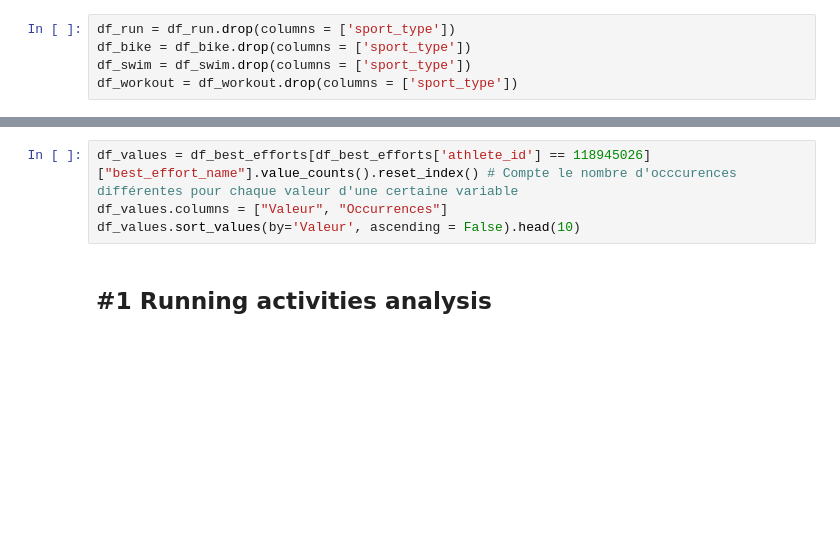
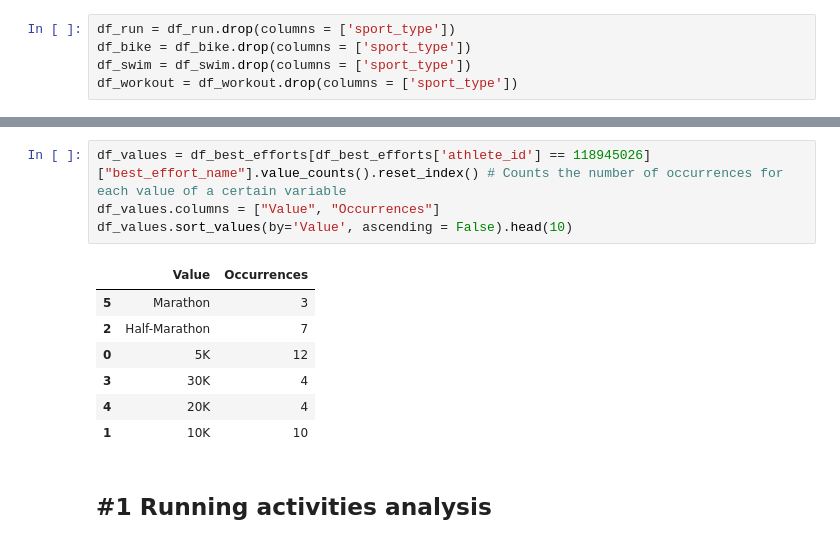
Before and after one commit to MathisGH/testAppStrava, a Jupyter notebook: notebooks/notebook_strava.ipynb, the cells around one changed output, grey strips where cells are left out. Drawn from its saved outputs; the diff is of its cells as text; blank space fills up the shorter version.

```diff
--- a/notebooks/notebook_strava.ipynb
+++ b/notebooks/notebook_strava.ipynb
@@ -403,7 +487,15 @@ missing_values_count.sort_values(ascending=False)
 # %%
-df_values = df_best_efforts[df_best_efforts['athlete_id'] == 118945026]["best_effort_name"].value_counts().reset_index() # Compte le nombre d'occcurences différentes pour chaque valeur d'une certaine variable
-df_values.columns = ["Valeur", "Occurrences"]
-df_values.sort_values(by='Valeur', ascending = False).head(10)
+df_values = df_best_efforts[df_best_efforts['athlete_id'] == 118945026]["best_effort_name"].value_counts().reset_index() # Counts the number of occurrences for each value of a certain variable
+df_values.columns = ["Value", "Occurrences"]
+df_values.sort_values(by='Value', ascending = False).head(10)
+# %% [output]
+|  | Value | Occurrences |
+| 5 | Marathon | 3 |
+| 2 | Half-Marathon | 7 |
+| 0 | 5K | 12 |
+| 3 | 30K | 4 |
+| 4 | 20K | 4 |
+| 1 | 10K | 10 |
 # %% [markdown]
 ## #1 Running activities analysis ###
 # %% [markdown]
```
Also changed, not shown: parts of 26 cells of this notebook.
